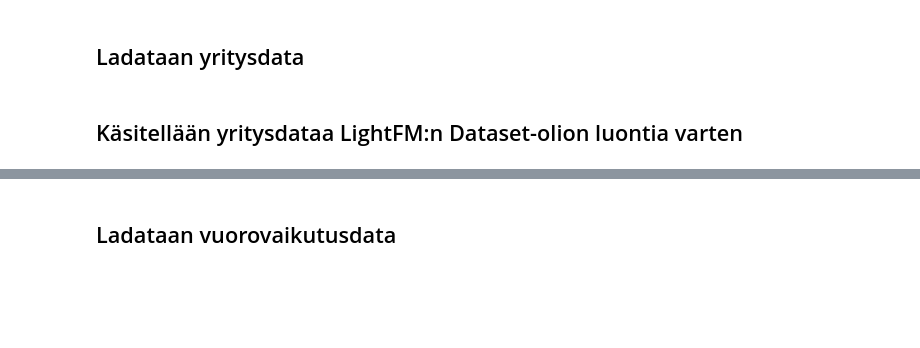
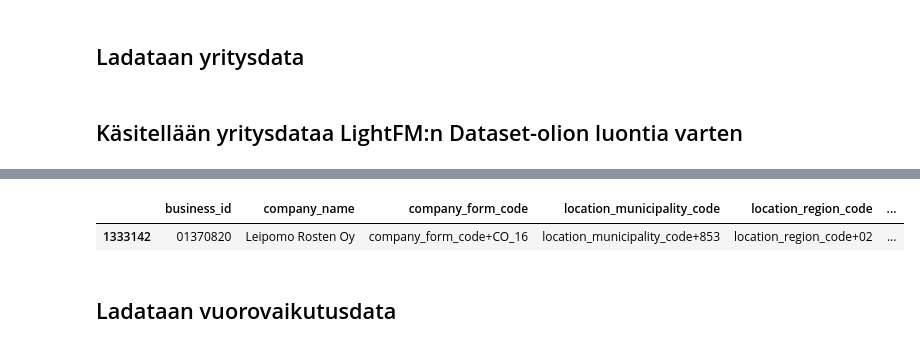
Before and after one commit to sakasute/masters-thesis-code, a Jupyter notebook: jupyter/code/finished_iterations/iteration2/iteration2.ipynb, the cells around one changed output, grey strips where cells are left out. Drawn from its saved outputs; the diff is of its cells as text; code cells hidden in the pictures; blank space fills up the shorter version.

```diff
--- a/jupyter/code/finished_iterations/iteration2/iteration2.ipynb
+++ b/jupyter/code/finished_iterations/iteration2/iteration2.ipynb
@@ -61,3 +67,8 @@ print(len(ITEM_FEATURE_LABELS))
+# %%
+COMPANIES_DF[COMPANIES_DF['business_id'] == '01370820']
+# %% [output]
+|  | business_id | company_name | company_form_code | location_municipality_code | location_region_code | ... |
+| 1333142 | 01370820 | Leipomo Rosten Oy | company_form_code+CO_16 | location_municipality_code+853 | location_region_code+02 | ... |
 # %% [markdown]
 ## Ladataan vuorovaikutusdata
 # %%
```
Also changed, not shown: parts of 9 cells of this notebook, 1 other file.
